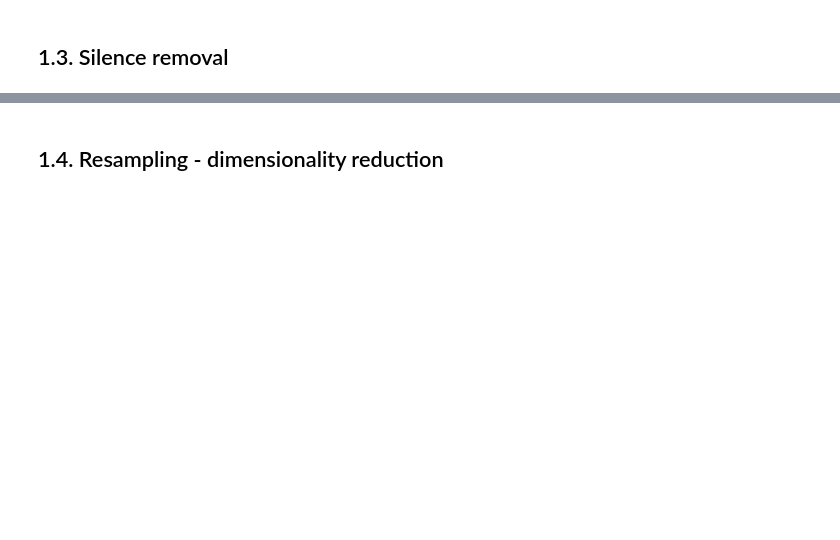
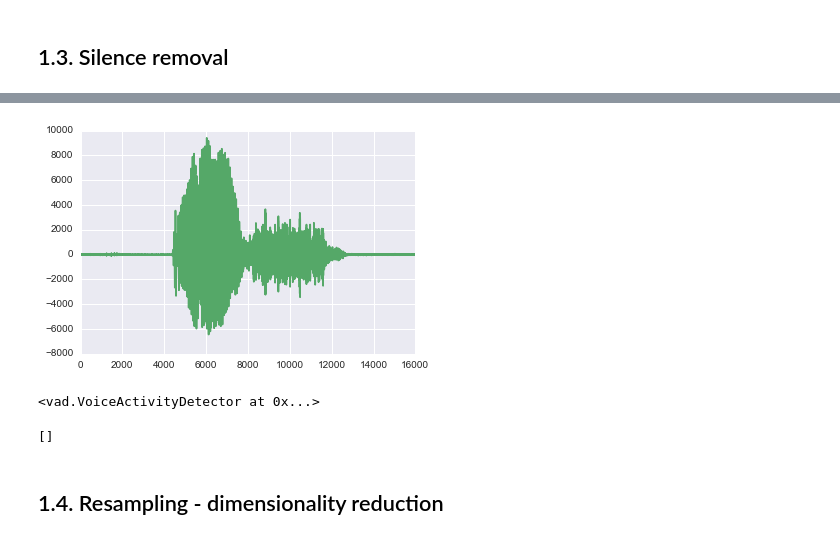
Before and after one commit to daydrill/kaggle_speech_recognition_challenge, a Jupyter notebook: EDA.ipynb, the cells around one changed output, grey strips where cells are left out. Drawn from its saved outputs; the diff is of its cells as text; code cells hidden in the pictures; blank space fills up the shorter version.

```diff
--- a/EDA.ipynb
+++ b/EDA.ipynb
@@ -254,3 +298,18 @@ for xc in xcoords:
+# %%
+from vad import VoiceActivityDetector
+
+v = VoiceActivityDetector(file_path)
+v.plot_detected_speech_regions()
+raw_detection = v.detect_speech()
+# speech_labels = v.convert_windows_to_readible_labels(raw_detection)
+raw_detection
+# %% [output]
+[figure, added]
+<vad.VoiceActivityDetector at 0x...>
+# %%
+speech_labels
+# %% [output]
+[]
 # %% [markdown]
 ## 1.4. Resampling - dimensionality reduction
 # %%
```
Also changed, not shown: parts of 12 cells of this notebook.
